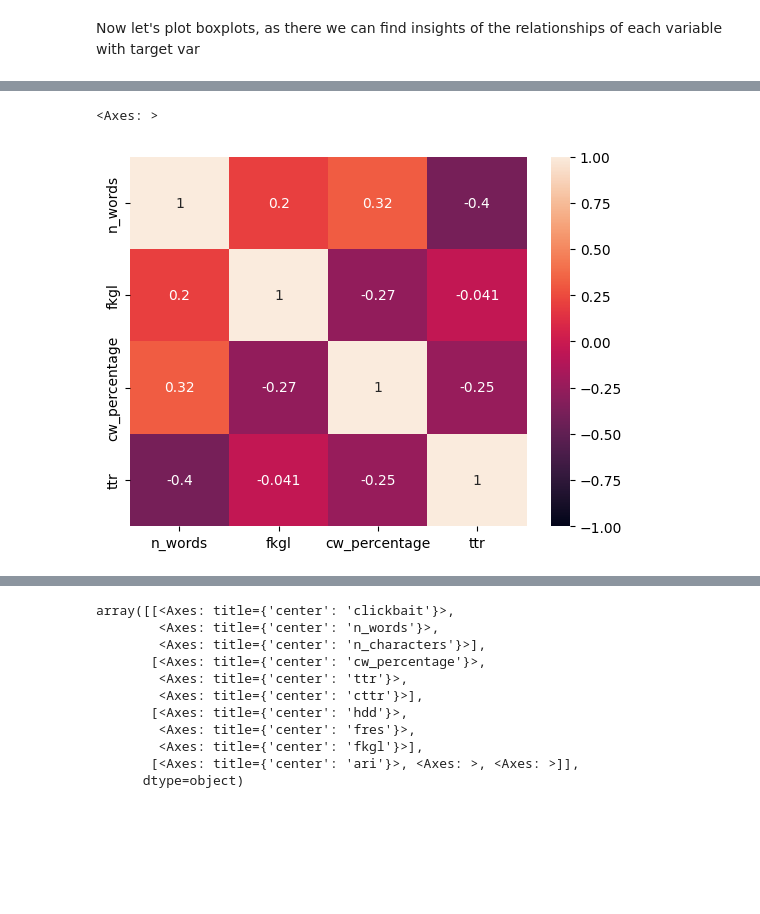
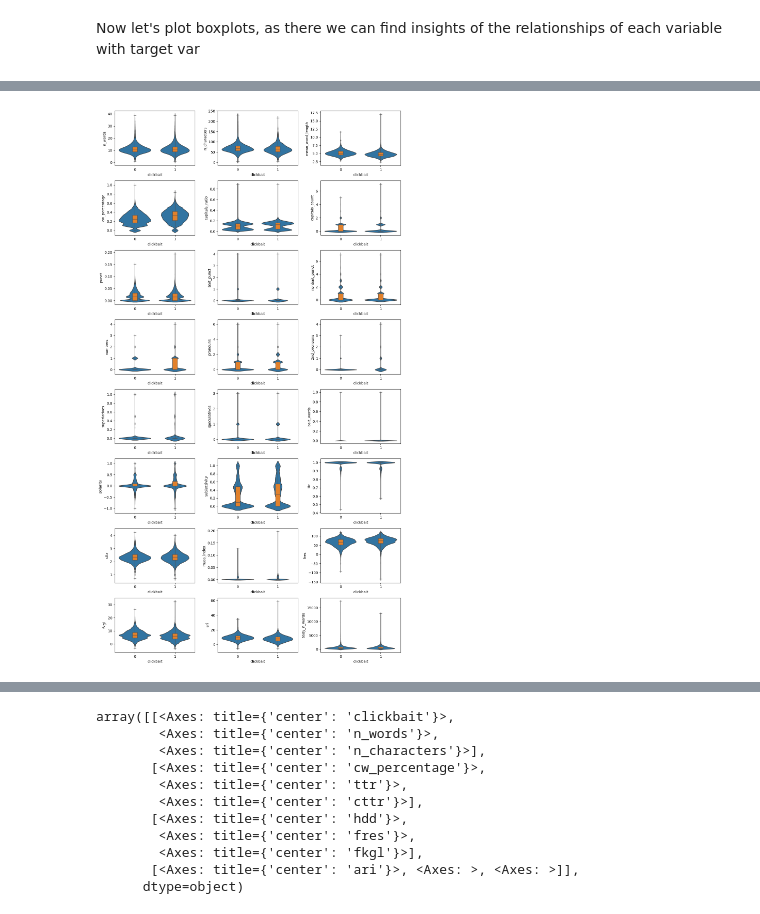
Before and after one commit to matkubita/ClickbaitDetectionThesis, a Jupyter notebook: notebooks/3-Informativeness-Measures.ipynb, the cells around one changed output, grey strips where cells are left out. Saved outputs shown, nothing was run; the diff lists cells and outputs as text; code cells hidden in the pictures; blank space fills up the shorter version.

```diff
--- a/notebooks/3-Informativeness-Measures.ipynb
+++ b/notebooks/3-Informativeness-Measures.ipynb
@@ -211,0 +512,11 @@ array([[<Axes: title={'center': 'n_words'}>,
+# %%
+final_data = shortened_metrics[shortened_metrics['body_n_words'] <= 5000].copy()
+# %%
+# apply metrics
+for name, function in tqdm(metrics_functions.items()):
+    if name not in ["n_words", "similarity"] :
+        final_data[f"body_{name}"] = final_data['body'].apply(function)
+# %%
+name = 'similarity'
+function = metrics_functions[name]
+final_data[f"body_{name}"] = final_data.apply(lambda x: function(x['title'], x['body']), axis=1)
@@ -237,9 +526,0 @@ sns.heatmap(X.corr(), annot=True, vmax=1, vmin=-1)
-# %%
-# dropping correlated columns 'n_characters', 'cttr', 'fres', 'ari'
-X = shortened_metrics[['n_words', 'fkgl', 'cw_percentage', 'ttr']]
-y = shortened_metrics['clickbait']
-
-sns.heatmap(X.corr(), annot=True, vmax=1, vmin=-1)
-# %% [output]
-<Axes: >
-[figure, removed]
@@ -255,0 +527,11 @@ y_train = y_train.reset_index(drop=True)
+# %%
+plt.figure(figsize=(12,24))
+columns = final_data.columns.to_list()[3:]
+for i, col in enumerate(columns):
+    plt.subplot(9, 3, i+1)
+    ax = sns.violinplot(x='clickbait', y=col, data=shortened_metrics, inner=None)
+    sns.boxplot(x='clickbait', y=col, data=shortened_metrics, width=0.12, whis=(0, 100), ax=ax)
+plt.tight_layout()
+plt.show()
+# %% [output]
+[figure, added]
```
Also changed, not shown: parts of 155 cells of this notebook, 1 other file.
